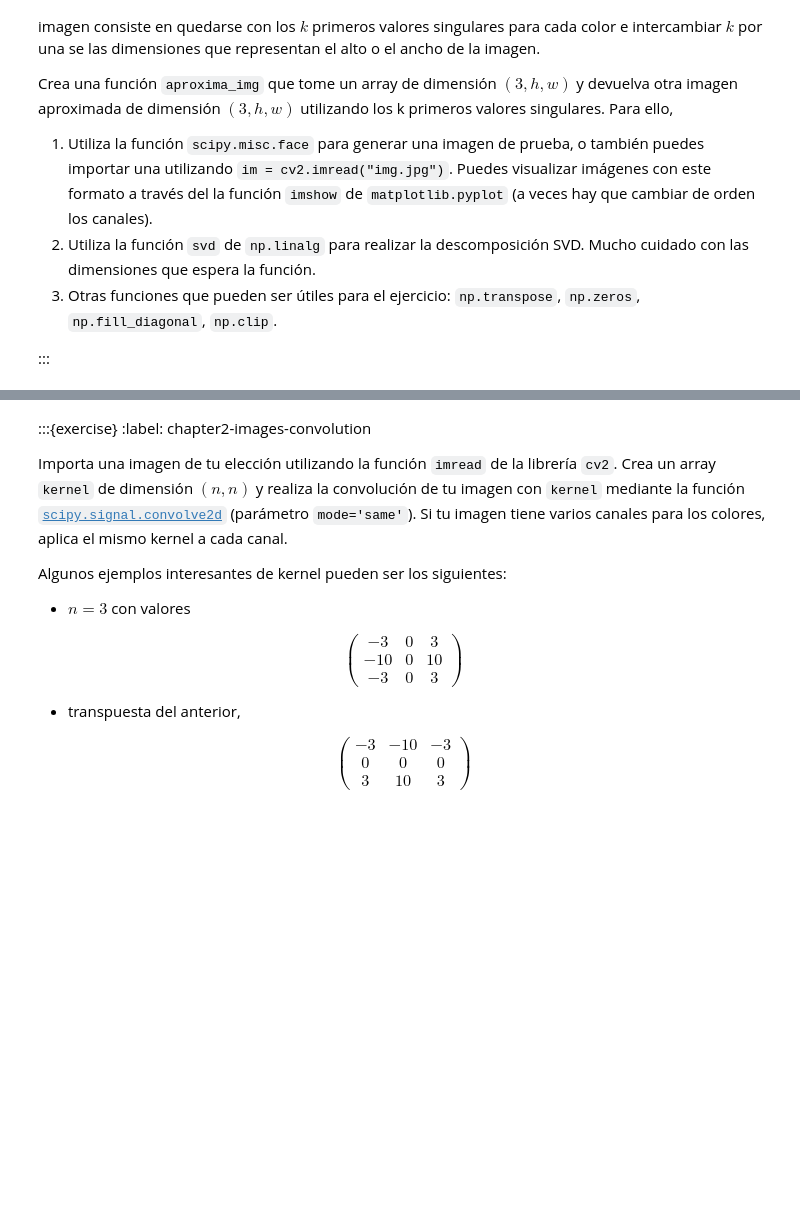
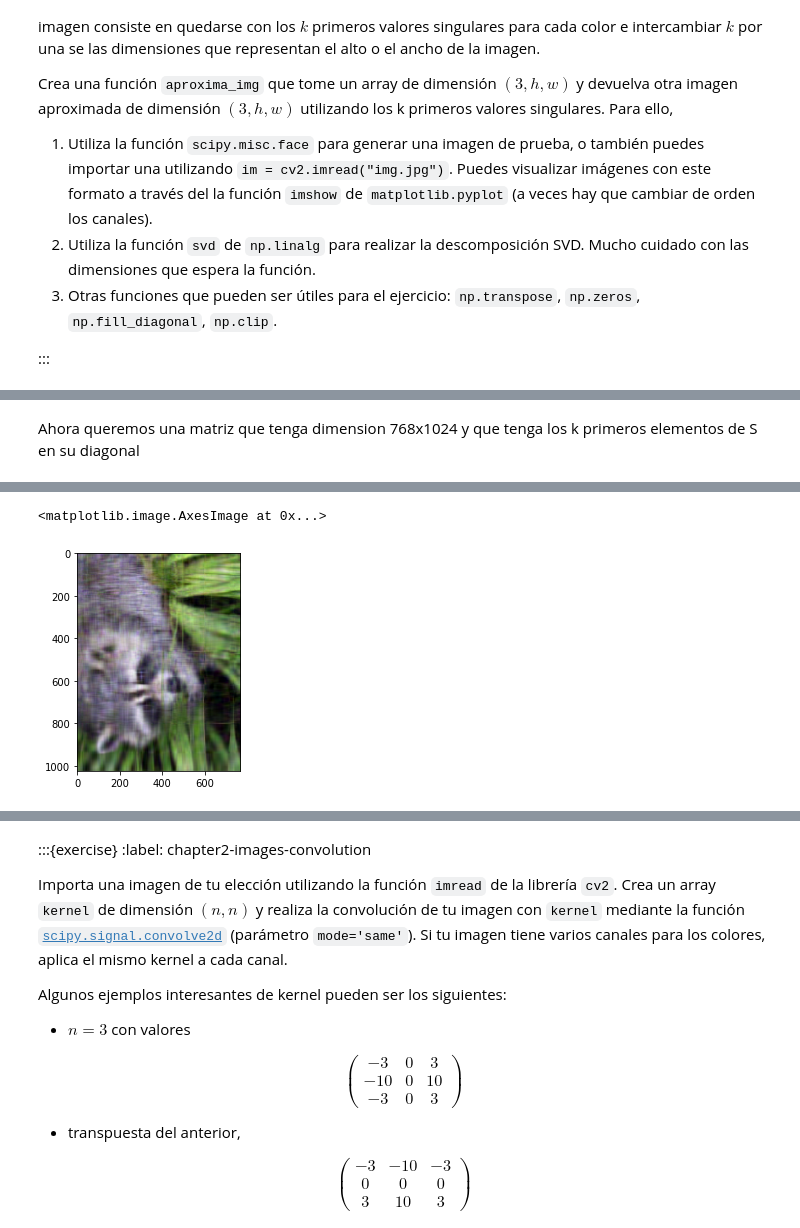
Before and after one commit to magjanvaz/curso-python-us, a Jupyter notebook: notebooks/numpy/exercises.ipynb, the cells around one changed output, grey strips where cells are left out. Cells and saved outputs as stored; diff of their text form; code cells hidden in the pictures; blank space fills up the shorter version.

```diff
--- a/notebooks/numpy/exercises.ipynb
+++ b/notebooks/numpy/exercises.ipynb
@@ -94,0 +137,20 @@ Crea una función `aproxima_img` que tome un array de dimensión $(3, h, w)$ y d
+# %% [markdown]
+Ahora queremos una matriz que tenga dimension 768x1024
+y que tenga los k primeros elementos de S en su diagonal
+# %%
+def aproxima_img(im,k):
+  im_t = np.transpose(im, (2,0,1))
+  h = im.shape[0]
+  w = im.shape[1]
+  U, s, Vt = np.linalg.svd(im_t)
+  S = np.zeros((3,h,w))
+  for canal in range(3):
+    np.fill_diagonal(S[canal,:,:],s[canal,:])
+  im_c = U @ S[:,:,:k] @ Vt[:,:k,:]
+  im_c = im_c/im_c.max()
+  return im_c
+# %%
+im_c = aproxima_img(im,k=15)
+im_c_t = np.transpose(im_c,(2,1,0))
+plt.imshow(im_c_t) # vemos que está algo borroso
+# %% [output]
@@ -94,0 +158,2 @@ Crea una función `aproxima_img` que tome un array de dimensión $(3, h, w)$ y d
+<matplotlib.image.AxesImage at 0x...>
+[figure, added]
```
Also changed, not shown: parts of 18 cells of this notebook.
